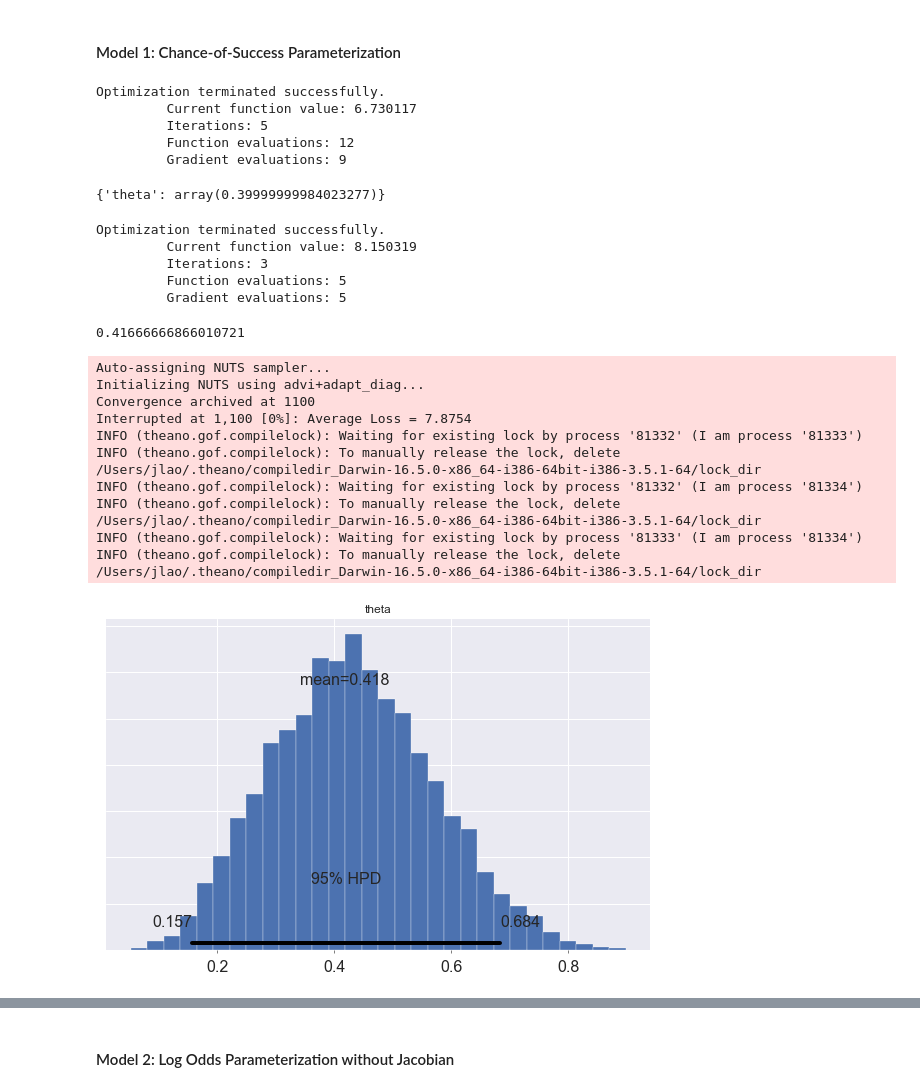
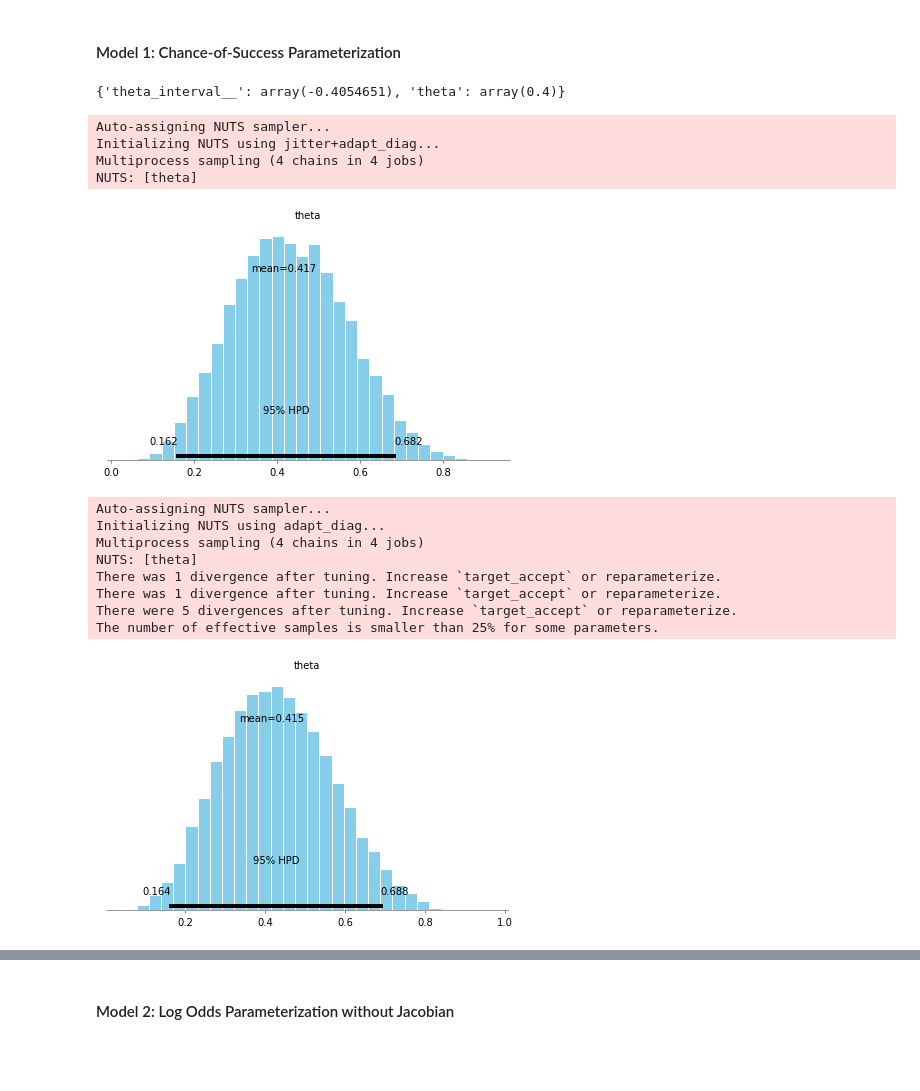
Before and after one commit to junpenglao/Planet_Sakaar_Data_Science, a Jupyter notebook: Ports/Jacobian Adjustment in PyMC3.ipynb, the cells around one changed output, grey strips where cells are left out. Drawn from its saved outputs; the diff is of its cells as text; code cells hidden in the pictures; blank space fills up the shorter version.

```diff
--- a/Ports/Jacobian Adjustment in PyMC3.ipynb
+++ b/Ports/Jacobian Adjustment in PyMC3.ipynb
@@ -15,51 +15,42 @@ y = np.asarray([0, 1, 0, 1, 1, 0, 0, 1, 0, 0])
 N = len(y)
 with pm.Model():
     # Set Transform to None so it won't use theta_log_
-    theta = pm.Uniform('theta', lower=0, upper=1, transform=None)
+    theta = pm.Uniform('theta', lower=0, upper=1)
     obs = pm.Bernoulli('obs', p=theta, observed=y)
     map_est = pm.find_MAP()
+
 map_est
 # %% [output]
-Optimization terminated successfully.
-         Current function value: 6.730117
-         Iterations: 5
-         Function evaluations: 12
-         Gradient evaluations: 9
+{'theta_interval__': array(-0.4054651), 'theta': array(0.4)}
-{'theta': array(0.39999999984023277)}
 # %%
-y = np.asarray([0, 1, 0, 1, 1, 0, 0, 1, 0, 0])
-N = len(y)
 with pm.Model():
     # Set Transform to None so it won't use theta_log_
     theta = pm.Uniform('theta', lower=0, upper=1)
     obs = pm.Bernoulli('obs', p=theta, observed=y)
-    map_est = pm.find_MAP()
-
-from scipy import special
-(1 - 0) * special.expit(map_est["theta_interval__"]) + 0
+    trace = pm.sample(10000, tune=1000, njobs=4)
+pm.plot_posterior(trace);
 # %% [output]
-Optimization terminated successfully.
-         Current function value: 8.150319
-         Iterations: 3
-         Function evaluations: 5
-         Gradient evaluations: 5
+Auto-assigning NUTS sampler...
+Initializing NUTS using jitter+adapt_diag...
+Multiprocess sampling (4 chains in 4 jobs)
+NUTS: [theta]
-0.41666666866010721
+[figure, added]
 # %%
 with pm.Model():
     # Set Transform to None so it won't use theta_log_
-    theta = pm.Uniform('theta', lower=0, upper=1)
+    theta = pm.Uniform('theta', lower=0, upper=1, transform=None)
     obs = pm.Bernoulli('obs', p=theta, observed=y)
-    trace = pm.sample(3e3, tune=1000, njobs=4)
-pm.plot_posterior(trace[1000:]);
+    trace = pm.sample(10000, tune=1000, njobs=4,
+                      init='adapt_diag',
+                      nuts_kwargs={'target_accept':.99})
+pm.plot_posterior(trace);
 # %% [output]
 Auto-assigning NUTS sampler...
-Initializing NUTS using advi+adapt_diag...
-Convergence archived at 1100
-Interrupted at 1,100 [0%]: Average Loss = 7.8754
-INFO (theano.gof.compilelock): Waiting for existing lock by process '81332' (I am process '81333')
-INFO (theano.gof.compilelock): To manually release the lock, delete /Users/jlao/.theano/compiledir_Darwin-16.5.0-x86_64-i386-64bit-i386-3.5.1-64/lock_dir
-INFO (theano.gof.compilelock): Waiting for existing lock by process '81332' (I am process '81334')
-INFO (theano.gof.compilelock): To manually release the lock, delete /Users/jlao/.theano/compiledir_Darwin-16.5.0-x86_64-i386-64bit-i386-3.5.1-64/lock_dir
-INFO (theano.gof.compilelock): Waiting for existing lock by process '81333' (I am process '81334')
-INFO (theano.gof.compilelock): To manually release the lock, delete /Users/jlao/.theano/compiledir_Darwin-16.5.0-x86_64-i386-64bit-i386-3.5.1-64/lock_dir
+Initializing NUTS using adapt_diag...
+Multiprocess sampling (4 chains in 4 jobs)
+NUTS: [theta]
+There was 1 divergence after tuning. Increase `target_accept` or reparameterize.
+There was 1 divergence after tuning. Increase `target_accept` or reparameterize.
+There were 5 divergences after tuning. Increase `target_accept` or reparameterize.
+The number of effective samples is smaller than 25% for some parameters.
-[figure, old version]
+[figure, new version]
```
Also changed, not shown: parts of 4 cells of this notebook.
